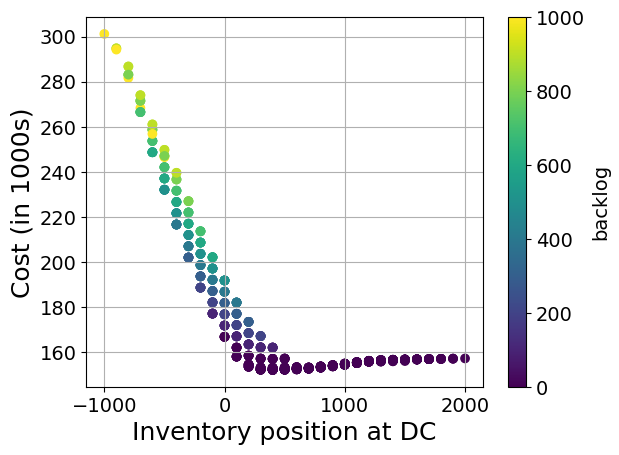
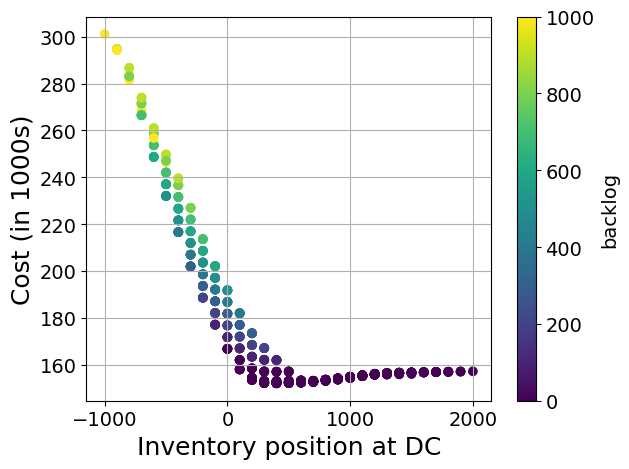
The notebook cell's code change between the first figure and the second:
--- before
+++ after
@@ -5,5 +5,5 @@
 plt.ylabel('Cost (in 1000s)', fontsize=18)
 plt.grid(True)
-# plt.tight_layout()
+plt.tight_layout()
 plt.savefig(f"Figures/single_echelon/cost_backlog_L{lead_time}_cap{capacity}_moq{maxA}_sl{cb*100/(cb+ch):.1f}.pdf", dpi=300)
 plt.show()

Commit: Updated single-echelon plots to not have cut off x-axis labels